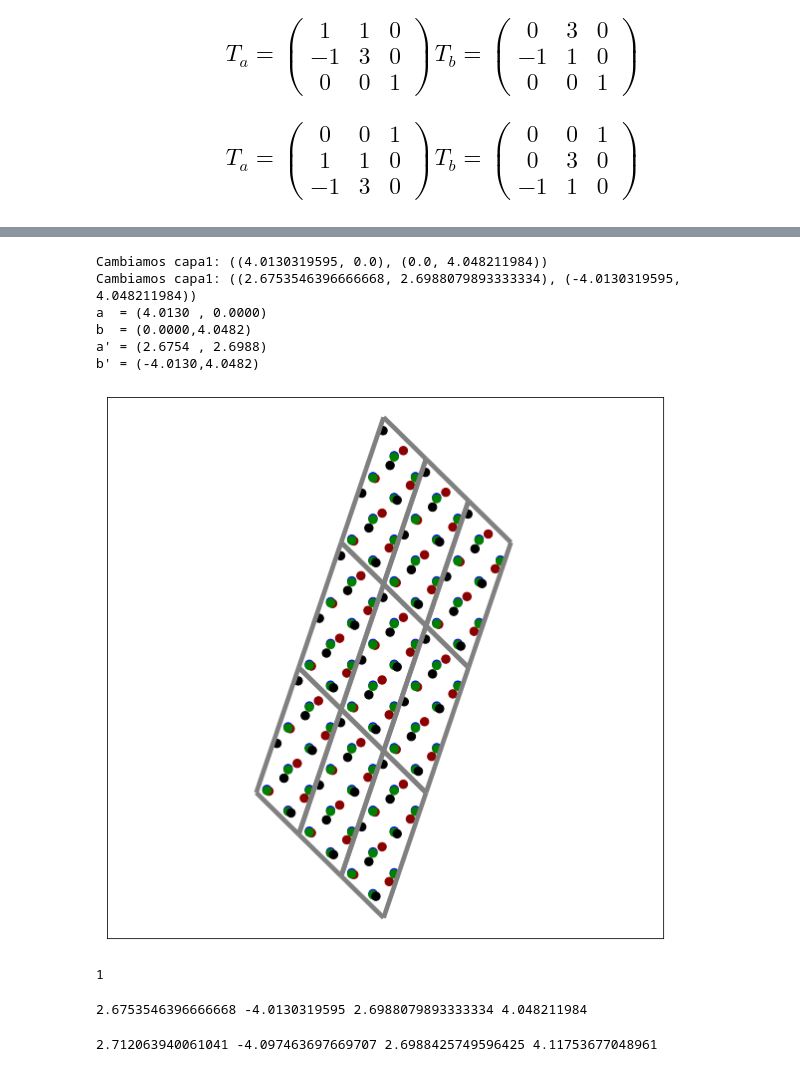
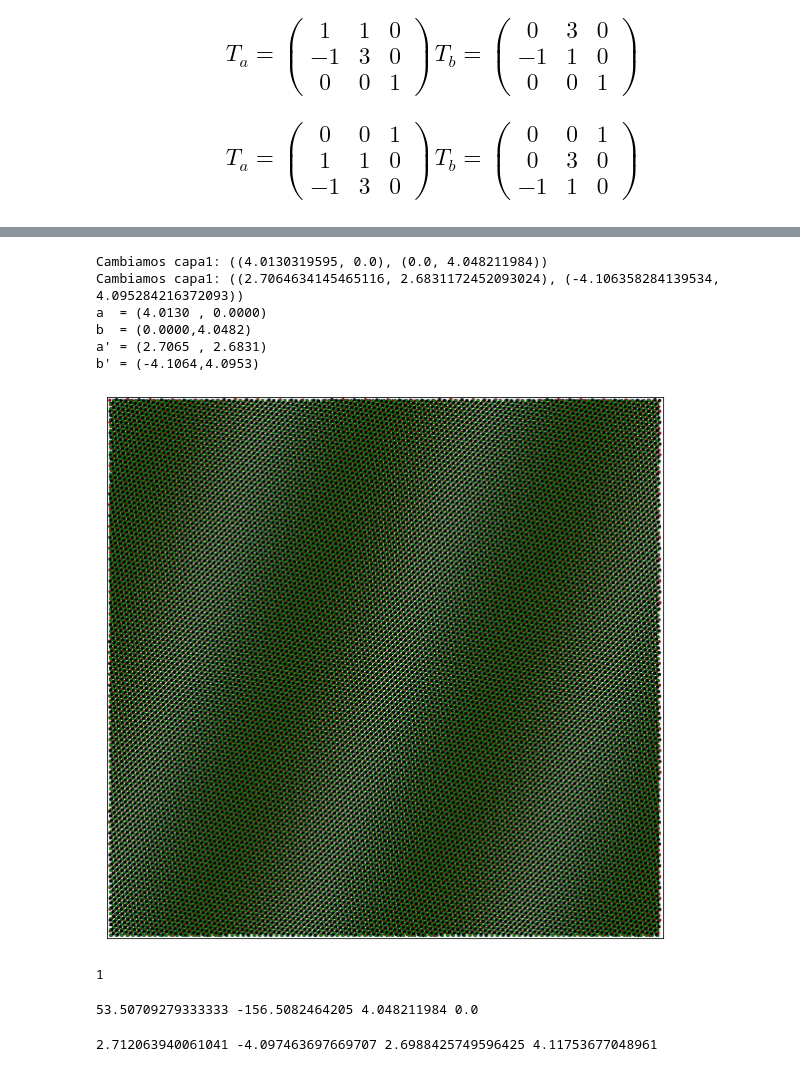
Before and after one commit to OssielAg/SS, a Jupyter notebook: GeSe/GeSe.ipynb, the cells around one changed output, grey strips where cells are left out. Cells and saved outputs as stored; diff of their text form; code cells hidden in the pictures.

```diff
--- a/GeSe/GeSe.ipynb
+++ b/GeSe/GeSe.ipynb
@@ -13,10 +13,10 @@ def GeSeA():
     return gese
 
 def GeSeB():
-    ats=[Atomo((0.75,0.367782116),posZ=0.160547823,color='darkred',sig='Ge'),
-         Atomo((0.25,0.868400931),posZ=0.063394181,color='darkred',sig='Ge'),
-         Atomo((0.75,0.846623361),posZ=0.160837263,color='black',sig='Se'),
-         Atomo((0.25,0.346943438),posZ=0.063084550,color='black',sig='Se')]
+    ats=[Atomo((0.75,0.367782116),posZ=0.160547823,color='purple',sig='Ge'),
+         Atomo((0.25,0.868400931),posZ=0.063394181,color='purple',sig='Ge'),
+         Atomo((0.75,0.846623361),posZ=0.160837263,color='green',sig='Se'),
+         Atomo((0.25,0.346943438),posZ=0.063084550,color='green',sig='Se')]
     a = (3.8261001110,0.0000000000)
     b = (0.0000000000,5.8088998795)
     gese = Malla(a,b,atms=ats,name='GeSe-Alfa')
@@ -717,10 +723,10 @@ x' = 4.0130
 y' = 12.1446
 # %%
 #Calculamos el inverso de la matris de Transformación para capa1
-t1 = (1,1,-1,3)
+t1 = (39,1,0,3)
 t1i = inv2x2(t1)
 #Calculamos el inverso de la matris de Transformación para capa
-t2 = (0,3,-1,1)
+t2 = (29,3,-19,1)
 t2i = inv2x2(t2)
 # Redefinimos los vectores generadores de ambas capas en sus 2 versiones con los que obtuvimos.
 va, vb = transfVs((x,y), (alfaX, alfaY),t1i)
@@ -737,27 +743,27 @@ print("a  = ({:.4f} , {:.4f})\nb  = ({:.4f},{:.4f})".format(a1,a2,b1,b2))
 print("a' = ({:.4f} , {:.4f})\nb' = ({:.4f},{:.4f})".format(a1,a2,b1,b2))
 # %% [output]
 Cambiamos capa1: ((4.0130319595, 0.0), (0.0, 4.048211984))
-Cambiamos capa1: ((2.6753546396666668, 2.6988079893333334), (-4.0130319595, 4.048211984))
+Cambiamos capa1: ((2.7064634145465116, 2.6831172452093024), (-4.106358284139534, 4.095284216372093))
 a  = (4.0130 , 0.0000)
 b  = (0.0000,4.0482)
-a' = (2.6754 , 2.6988)
-b' = (-4.0130,4.0482)
+a' = (2.7065 , 2.6831)
+b' = (-4.1064,4.0953)
 # %%
 (sa,sb)=gcA.vectors()
-(sa,sb)=transfVs(sa,sb,(1,1,-1,3))
+(sa,sb)=transfVs(sa,sb,(39,1,0,3))
 
-sM=superMesh(sa,sb,[gcA, gcB])
-sM.name="Gese-Beta sobre GeSe-Alpha (rotado 44.86º)Mod"
-sM.exporta()
-sM.showNM(3,3,t=70)
+sM=superMesh((400,0),(0,400),[gcA, gcB])
+#sM.name="Gese-Beta sobre GeSe-Alpha (rotado 44.86º)Mod"
+#sM.exporta()
+sM.showNM(1,1,t=5)
 # %% [output]
-[figure, old version]
+[figure, new version]
 1
 # %%
 ((a1m,a2m),(b1m,b2m))=gcB.vectors()
 print(a1m,b1m,a2m,b2m)
 # %% [output]
-2.6753546396666668 -4.0130319595 2.6988079893333334 4.048211984
+53.50709279333333 -156.5082464205 4.048211984 0.0
 # %%
 ((a1o,a2o),(b1o,b2o))=GeSeB().mRot(44.86).vectors()
 print(a1o,b1o,a2o,b2o)
```
Also changed, not shown: parts of 7 cells of this notebook, 15 other files.
